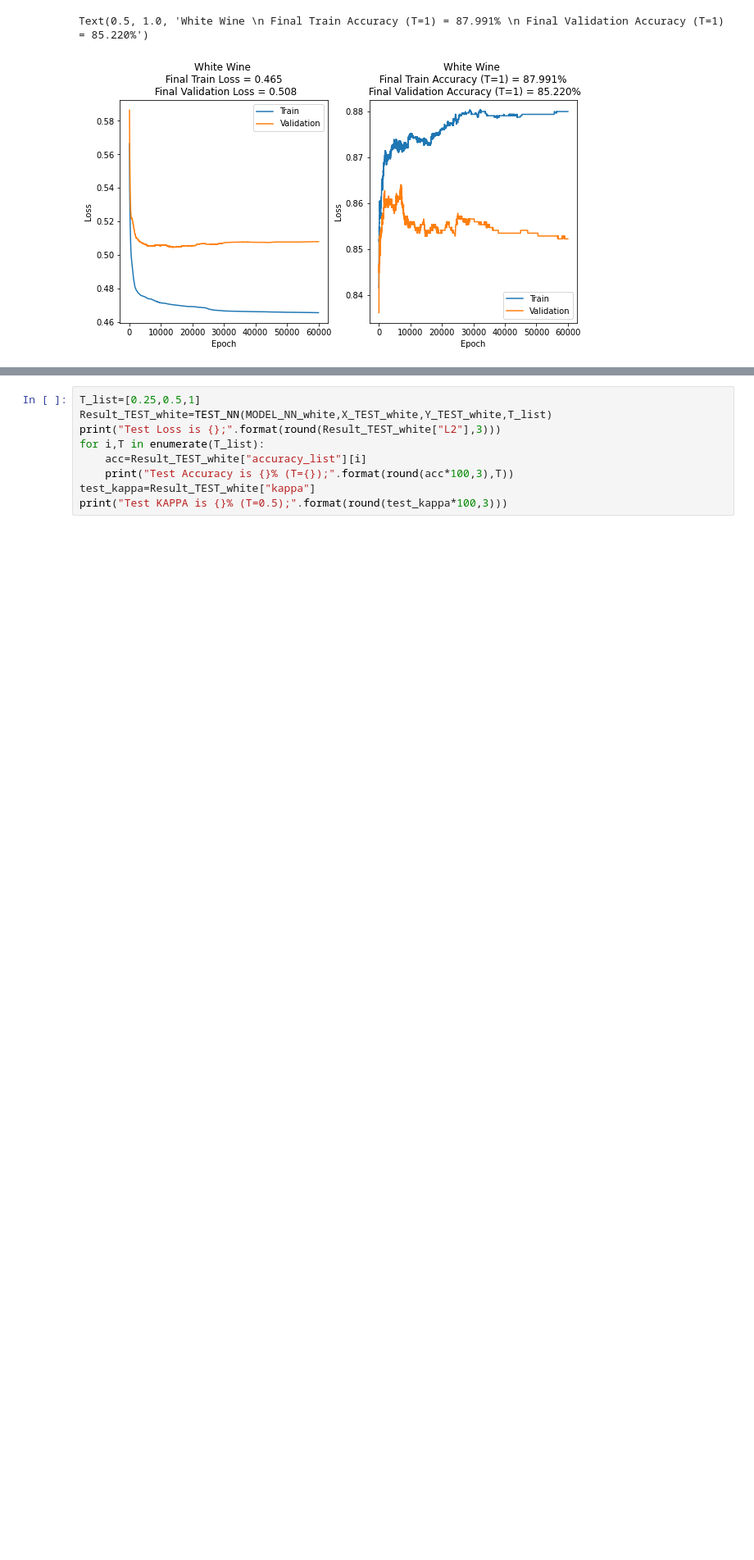
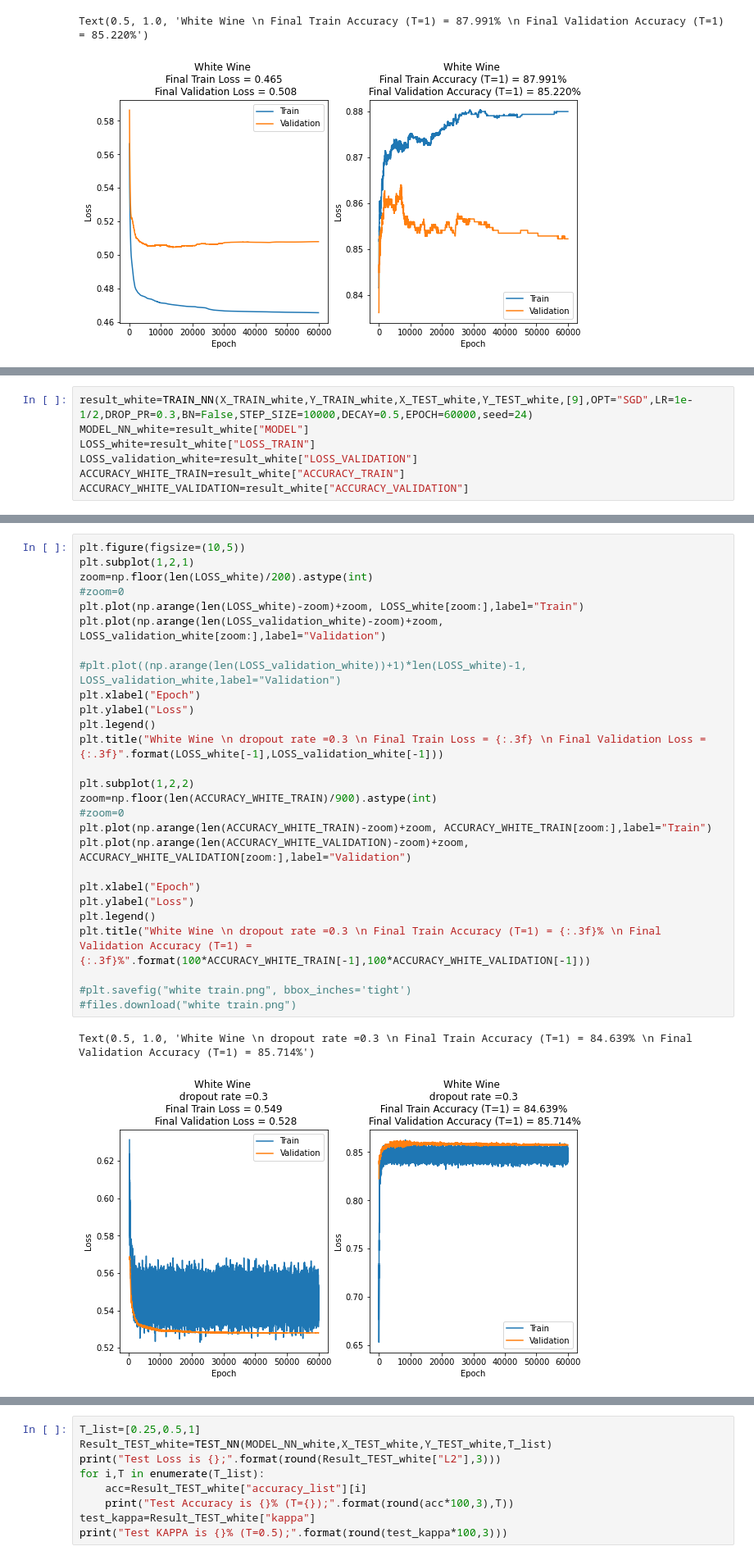
Before and after one commit to xdr100/5241HW, a Jupyter notebook: 5241NN.ipynb, the cells around one changed output, grey strips where cells are left out. Shown at 82% size. Saved outputs shown, nothing was run; the diff lists cells and outputs as text; blank space fills up the shorter version.

```diff
--- a/5241NN.ipynb
+++ b/5241NN.ipynb
@@ -349,0 +350,7 @@ Text(0.5, 1.0, 'White Wine \n Final Train Accuracy (T=1) = 87.991% \n Final Vali
+# %%
+result_white=TRAIN_NN(X_TRAIN_white,Y_TRAIN_white,X_TEST_white,Y_TEST_white,[9],OPT="SGD",LR=1e-1/2,DROP_PR=0.3,BN=False,STEP_SIZE=10000,DECAY=0.5,EPOCH=60000,seed=24)
+MODEL_NN_white=result_white["MODEL"]
+LOSS_white=result_white["LOSS_TRAIN"]
+LOSS_validation_white=result_white["LOSS_VALIDATION"]
+ACCURACY_WHITE_TRAIN=result_white["ACCURACY_TRAIN"]
+ACCURACY_WHITE_VALIDATION=result_white["ACCURACY_VALIDATION"]
@@ -349,0 +373,30 @@ Text(0.5, 1.0, 'White Wine \n Final Train Accuracy (T=1) = 87.991% \n Final Vali
+# %%
+plt.figure(figsize=(10,5))
+plt.subplot(1,2,1)
+zoom=np.floor(len(LOSS_white)/200).astype(int)
+#zoom=0
+plt.plot(np.arange(len(LOSS_white)-zoom)+zoom, LOSS_white[zoom:],label="Train")
+plt.plot(np.arange(len(LOSS_validation_white)-zoom)+zoom, LOSS_validation_white[zoom:],label="Validation")
+
+#plt.plot((np.arange(len(LOSS_validation_white))+1)*len(LOSS_white)-1, LOSS_validation_white,label="Validation")
+plt.xlabel("Epoch")
+plt.ylabel("Loss")
+plt.legend()
+plt.title("White Wine \n dropout rate =0.3 \n Final Train Loss = {:.3f} \n Final Validation Loss = {:.3f}".format(LOSS_white[-1],LOSS_validation_white[-1]))
+
+plt.subplot(1,2,2)
+zoom=np.floor(len(ACCURACY_WHITE_TRAIN)/900).astype(int)
+#zoom=0
+plt.plot(np.arange(len(ACCURACY_WHITE_TRAIN)-zoom)+zoom, ACCURACY_WHITE_TRAIN[zoom:],label="Train")
+plt.plot(np.arange(len(ACCURACY_WHITE_VALIDATION)-zoom)+zoom, ACCURACY_WHITE_VALIDATION[zoom:],label="Validation")
+
+plt.xlabel("Epoch")
+plt.ylabel("Loss")
+plt.legend()
+plt.title("White Wine \n dropout rate =0.3 \n Final Train Accuracy (T=1) = {:.3f}% \n Final Validation Accuracy (T=1) = {:.3f}%".format(100*ACCURACY_WHITE_TRAIN[-1],100*ACCURACY_WHITE_VALIDATION[-1]))
+
+#plt.savefig("white train.png", bbox_inches='tight')
+#files.download("white train.png")
+# %% [output]
+Text(0.5, 1.0, 'White Wine \n dropout rate =0.3 \n Final Train Accuracy (T=1) = 84.639% \n Final Validation Accuracy (T=1) = 85.714%')
+[figure, added]
```
Also changed, not shown: parts of 21 cells of this notebook.
